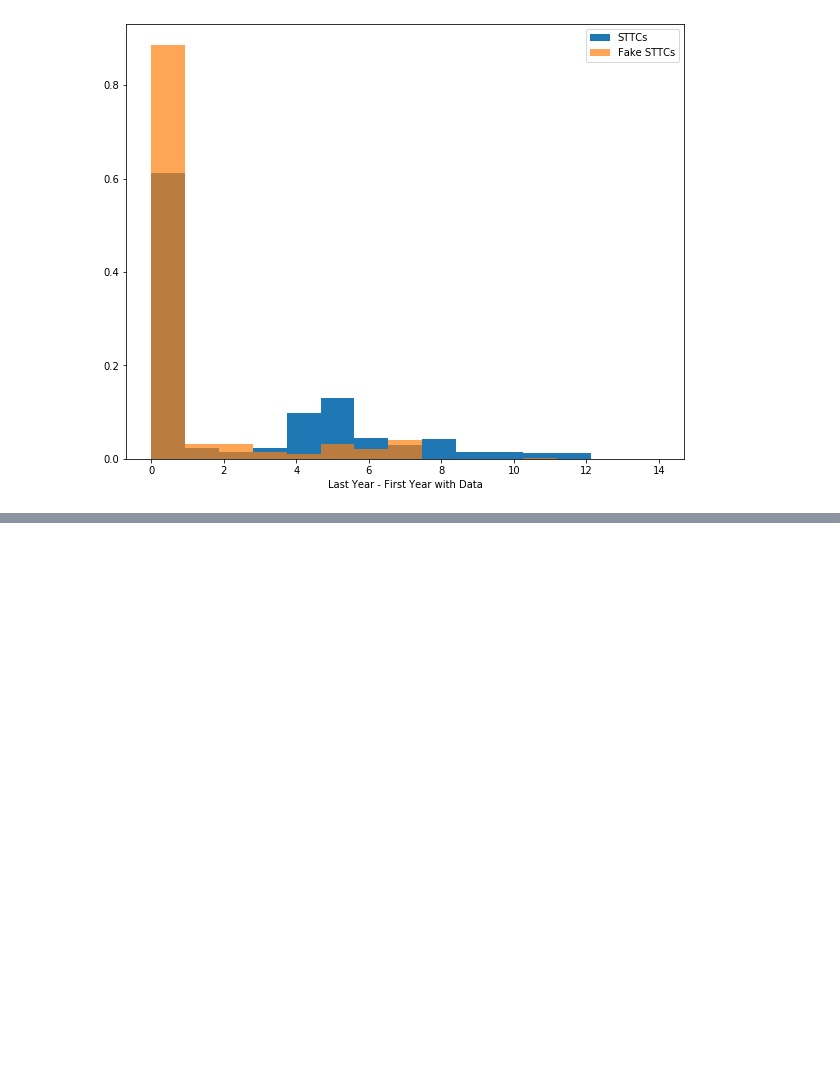
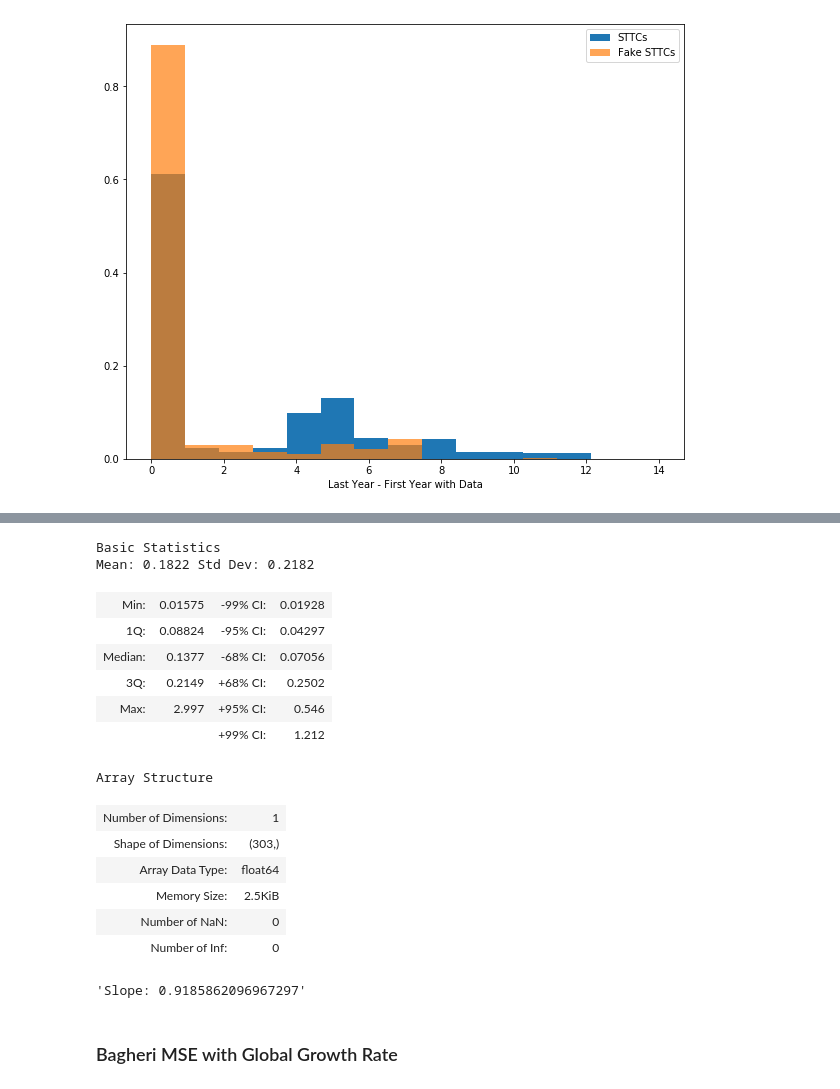
Before and after one commit to CityofToronto/bdit_traffic_prophet, a Jupyter notebook: development_notebooks/CountmatchDev6-Shootout.ipynb, the cells around one changed output, grey strips where cells are left out. Saved outputs shown, nothing was run; the diff lists cells and outputs as text; code cells hidden in the pictures; blank space fills up the shorter version.

```diff
--- a/development_notebooks/CountmatchDev6-Shootout.ipynb
+++ b/development_notebooks/CountmatchDev6-Shootout.ipynb
@@ -188,0 +263,4 @@ bagheri_mseggf_aadts['cov'].median()
+# %%
+cm_ggf_datasets, cm_ggf_aadt = cmv.validation(
+    rdr, nb, cmh.estimate_aadts, algo_args={'override_growth_factor': True},
+    n_sets=n_sets, progress_bar=True)
@@ -196,0 +479,24 @@ ax.set_ylim([0, 100000])
+# %%
+check_mape(cm_ggf_aadt)
+# %% [output]
+Basic Statistics
+Mean: 0.1822 Std Dev: 0.2182
+| Min: | 0.01575 | -99% CI: | 0.01928 |
+| 1Q: | 0.08824 | -95% CI: | 0.04297 |
+| Median: | 0.1377 | -68% CI: | 0.07056 |
+| 3Q: | 0.2149 | +68% CI: | 0.2502 |
+| Max: | 2.997 | +95% CI: | 0.546 |
+|  |  | +99% CI: | 1.212 |
+Array Structure
+| Number of Dimensions: | 1 |
+| Shape of Dimensions: | (303,) |
+| Array Data Type: | float64 |
+| Memory Size: | 2.5KiB |
+| Number of NaN: | 0 |
+| Number of Inf: | 0 |
+# %%
+linear_fit(cm_ggf_aadt)
+# %% [output]
+'Slope: 0.9185862096967297'
+# %% [markdown]
+### Bagheri MSE with Global Growth Rate
```
Also changed, not shown: parts of 42 cells of this notebook.
